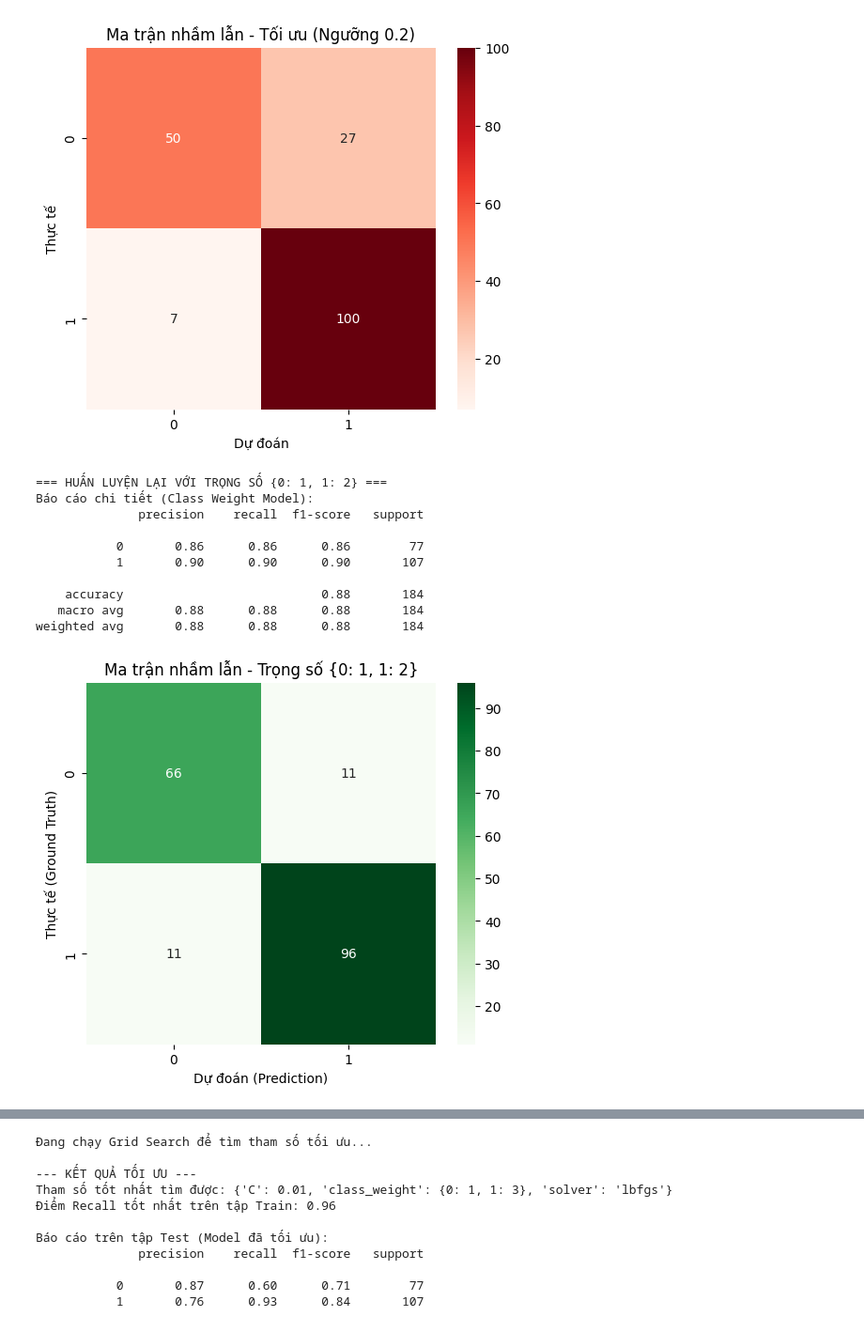
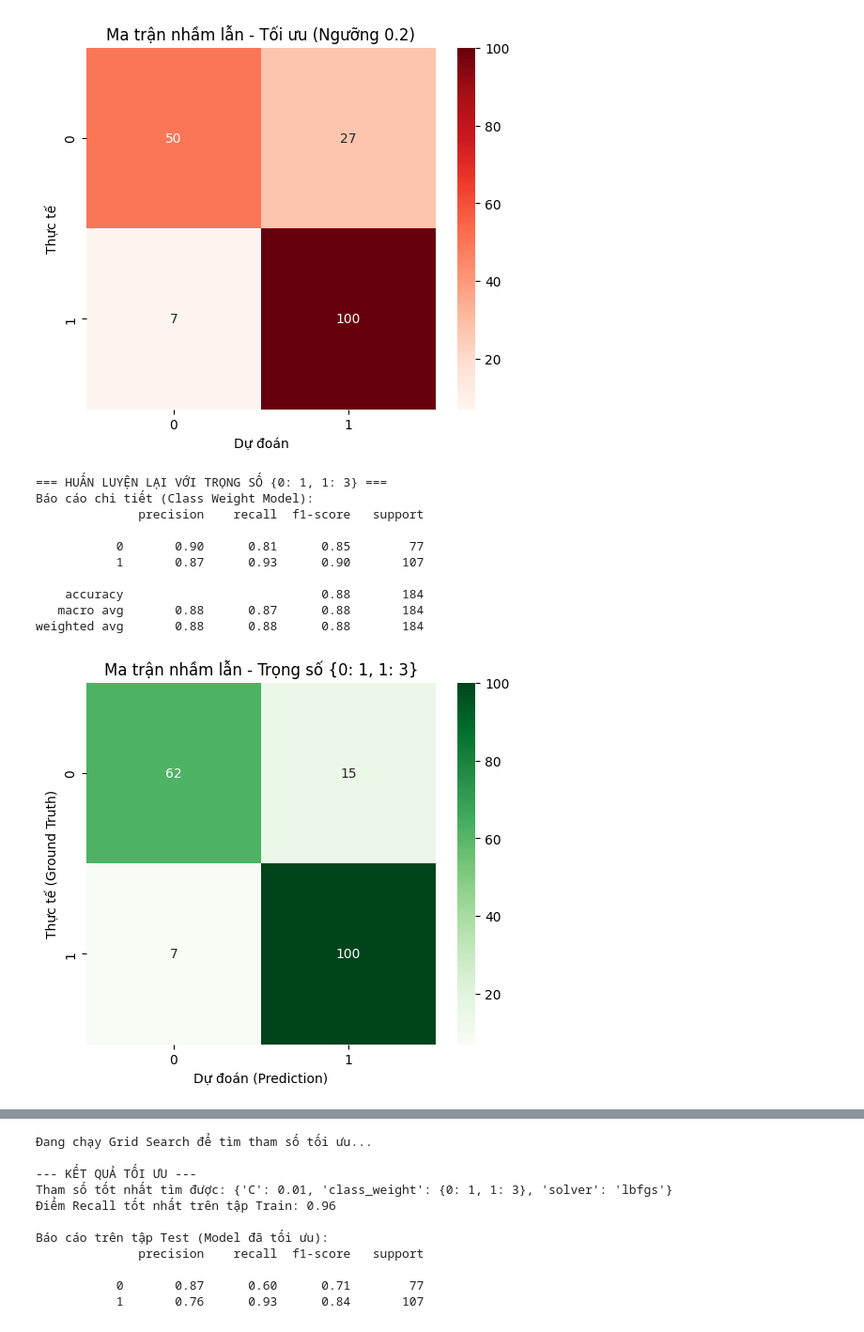
Before and after one commit to MaiKhoa0101/MLProject, a Jupyter notebook: main2.ipynb, the cells around one changed output, grey strips where cells are left out. Shown at 94% size. Cells and saved outputs as stored; diff of their text form; code cells hidden in the pictures.

```diff
--- a/main2.ipynb
+++ b/main2.ipynb
@@ -169,7 +169,7 @@ weighted avg       0.82      0.82      0.81       184
 # Định nghĩa trọng số: {0: 1, 1: 3}
 # Ý nghĩa: Bỏ sót 1 người bệnh (False Negative) bị phạt nặng bằng đoán sai 3 người khỏe.
 # Bạn có thể thử thay số 3 bằng 2, 4, 5 để xem Recall thay đổi thế nào.
-custom_weights = {0: 1, 1: 2}
+custom_weights = {0: 1, 1: 3}
 
 print(f"\n=== HUẤN LUYỆN LẠI VỚI TRỌNG SỐ {custom_weights} ===")
 
@@ -178,38 +178,38 @@ print(f"\n=== HUẤN LUYỆN LẠI VỚI TRỌNG SỐ {custom_weights} ===")
 model_weighted = LogisticRegression(class_weight=custom_weights, random_state=42)
 
 # 2. Huấn luyện lại
 model_weighted.fit(X_train_scaled, y_train)
 
 # 3. Dự đoán
 # Lưu ý: Với cách này, ta dùng ngưỡng mặc định 0.5 là đã tốt rồi,
 # vì sự thiên vị đã được tích hợp vào công thức toán học bên trong.
 y_pred_weighted = model_weighted.predict(X_test_scaled)
 
 # 4. In báo cáo
 print("Báo cáo chi tiết (Class Weight Model):")
 print(classification_report(y_test, y_pred_weighted))
 
 # 5. Vẽ Confusion Matrix so sánh
 plt.figure(figsize=(6, 5))
 cm_weighted = confusion_matrix(y_test, y_pred_weighted)
 # Dùng màu Xanh Lá (Greens) để phân biệt với 2 cách trước
 sns.heatmap(cm_weighted, annot=True, fmt='d', cmap='Greens')
 plt.title(f'Ma trận nhầm lẫn - Trọng số {custom_weights}')
 plt.ylabel('Thực tế (Ground Truth)')
 plt.xlabel('Dự đoán (Prediction)')
 plt.show()
 # %% [output]
-=== HUẤN LUYỆN LẠI VỚI TRỌNG SỐ {0: 1, 1: 2} ===
+=== HUẤN LUYỆN LẠI VỚI TRỌNG SỐ {0: 1, 1: 3} ===
 Báo cáo chi tiết (Class Weight Model):
               precision    recall  f1-score   support
 
-           0       0.86      0.86      0.86        77
-           1       0.90      0.90      0.90       107
+           0       0.90      0.81      0.85        77
+           1       0.87      0.93      0.90       107
 
     accuracy                           0.88       184
-   macro avg       0.88      0.88      0.88       184
+   macro avg       0.88      0.87      0.88       184
 weighted avg       0.88      0.88      0.88       184
-[figure, old version]
+[figure, new version]
 # %%
 # --- BƯỚC 9: KẾT HỢP CẢ 2 PHƯƠNG PHÁP (ULTIMATE OPTIMIZATION) ---
 # Chiến lược:
```
Also changed, not shown: parts of 3 cells of this notebook, 1 other file.
